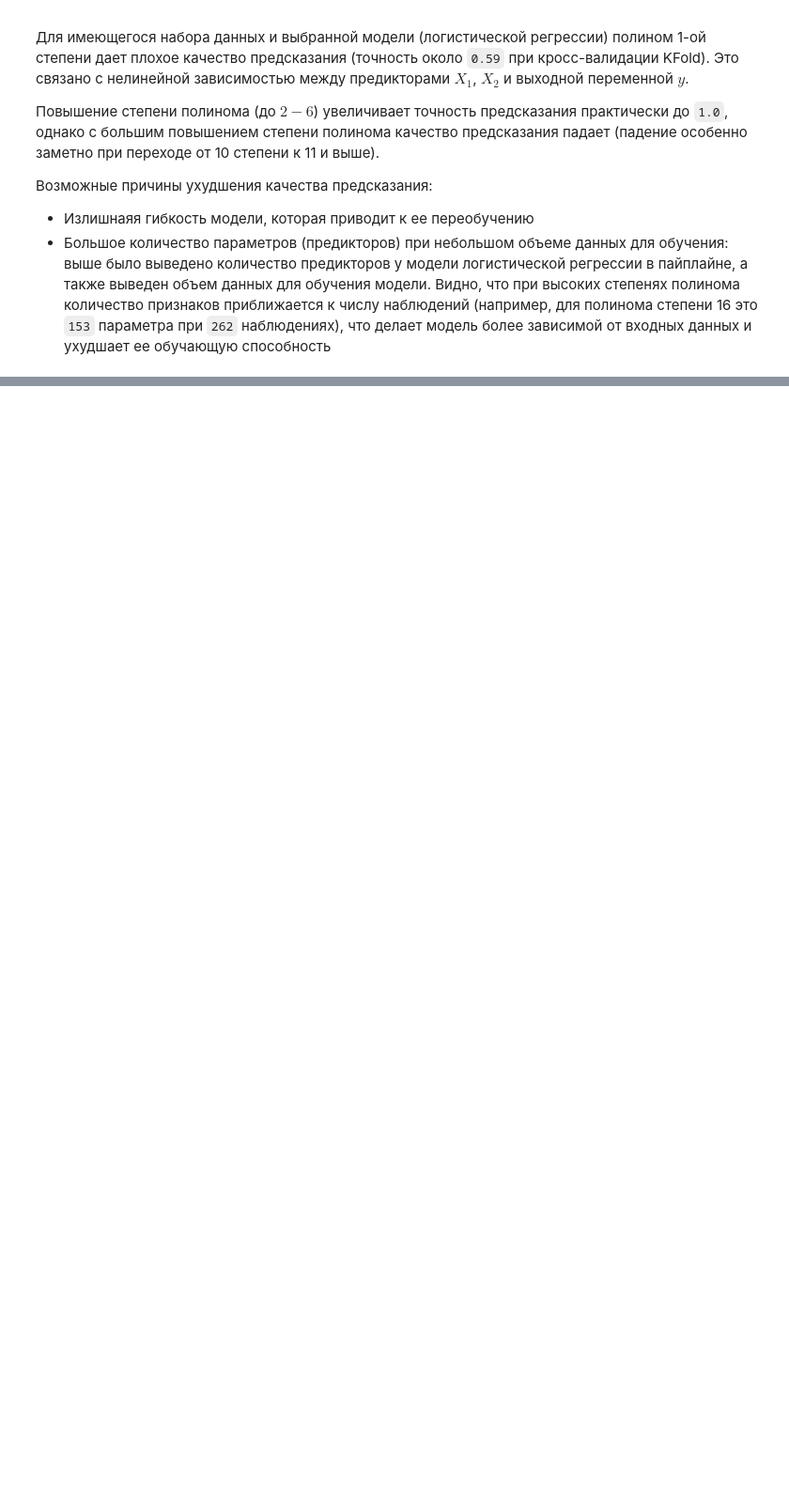
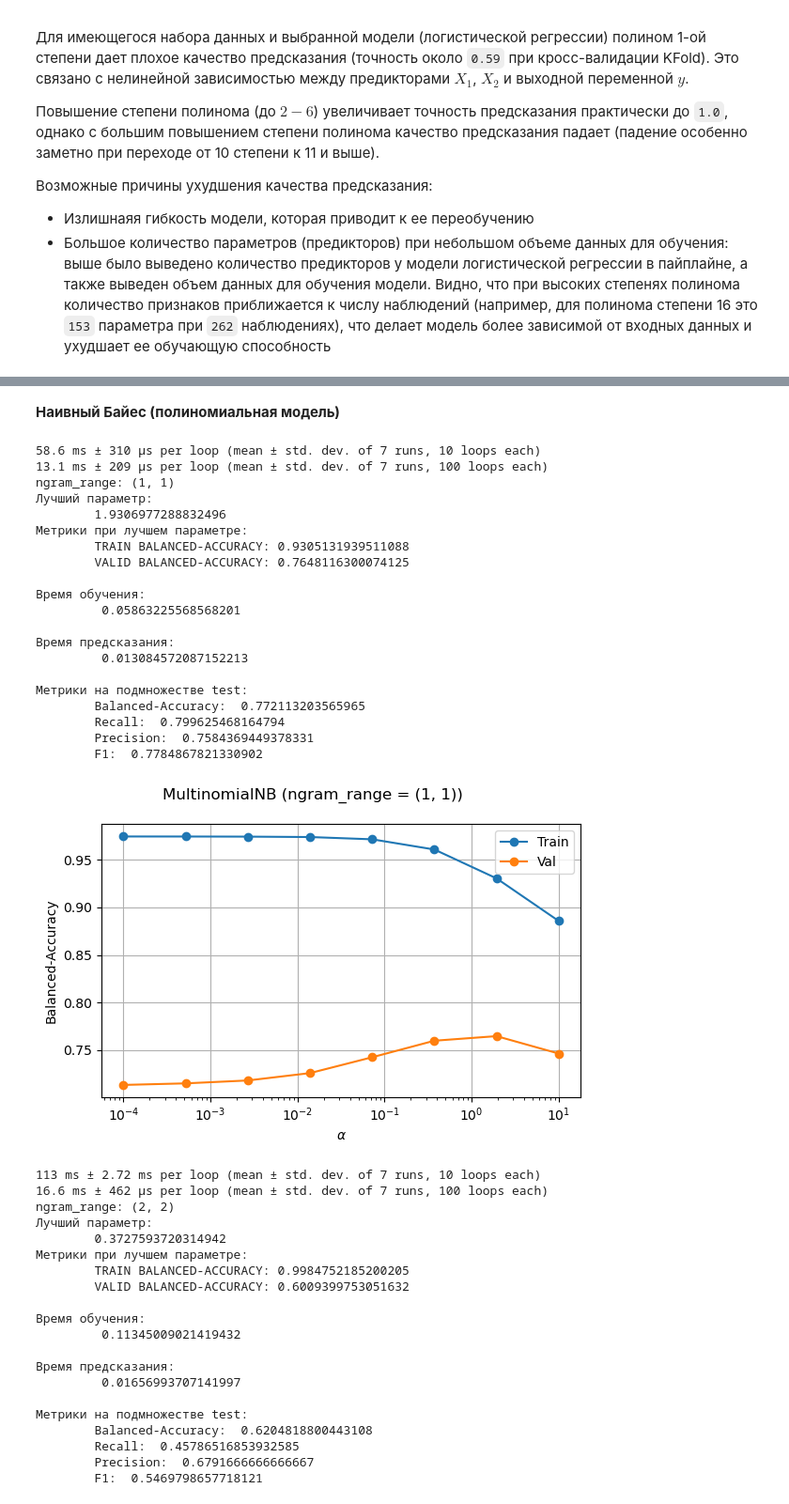
Before and after one commit to The-Humble-Guy/mlassignments, a Jupyter notebook: notebooks/A2_IU21_Kutsenko_2_3.ipynb, the cells around one changed output, grey strips where cells are left out. Shown at 94% size. Saved outputs shown, nothing was run; the diff lists cells and outputs as text; code cells hidden in the pictures; blank space fills up the shorter version.

```diff
--- a/notebooks/A2_IU21_Kutsenko_2_3.ipynb
+++ b/notebooks/A2_IU21_Kutsenko_2_3.ipynb
@@ -979,0 +1486,65 @@ plt.show()
+# %% [markdown]
+**Наивный Байес (полиномиальная модель)**
+# %%
+polynom_params = {
+    "classifier__alpha": np.logspace(-4, 1, 8, base=10)
+}
+
+polynom_pipe = Pipeline([
+    ("vectorizer", TfidfVectorizer(lowercase=True, stop_words="english",
+                                       use_idf=True, ngram_range=(1,1),
+                                       smooth_idf=False)),
+    ("classifier", MultinomialNB())
+])
+
+do_supervise_and_plot_metrics(polynom_pipe,
+                              X_train, y_train,
+                              X_test, y_test,
+                              cv=skf,
+                              params=polynom_params,
+                              param_name="alpha",
+                              model_name="MultinomialNB",
+                              x_label="$\\alpha$",
+                              use_log_scale=True)
+# %% [output]
+58.6 ms ± 310 µs per loop (mean ± std. dev. of 7 runs, 10 loops each)
+13.1 ms ± 209 µs per loop (mean ± std. dev. of 7 runs, 100 loops each)
+ngram_range: (1, 1)
+Лучший параметр:
+        1.9306977288832496
+Метрики при лучшем параметре:
+        TRAIN BALANCED-ACCURACY: 0.9305131939511088
+        VALID BALANCED-ACCURACY: 0.7648116300074125
+
+Время обучения:
+         0.05863225568568201
+
+Время предсказания:
+         0.013084572087152213
+
+Метрики на подмножестве test:
+        Balanced-Accuracy:  0.772113203565965
+        Recall:  0.799625468164794
+        Precision:  0.7584369449378331
+        F1:  0.7784867821330902
+[figure, added]
+113 ms ± 2.72 ms per loop (mean ± std. dev. of 7 runs, 10 loops each)
+16.6 ms ± 462 µs per loop (mean ± std. dev. of 7 runs, 100 loops each)
+ngram_range: (2, 2)
+Лучший параметр:
+        0.3727593720314942
+Метрики при лучшем параметре:
+        TRAIN BALANCED-ACCURACY: 0.9984752185200205
+        VALID BALANCED-ACCURACY: 0.6009399753051632
+
+Время обучения:
+         0.11345009021419432
+
+Время предсказания:
+         0.01656993707141997
+
+Метрики на подмножестве test:
+        Balanced-Accuracy:  0.6204818800443108
+        Recall:  0.45786516853932585
+        Precision:  0.6791666666666667
+        F1:  0.5469798657718121
```
Also changed, not shown: parts of 29 cells of this notebook, 1 other file.
